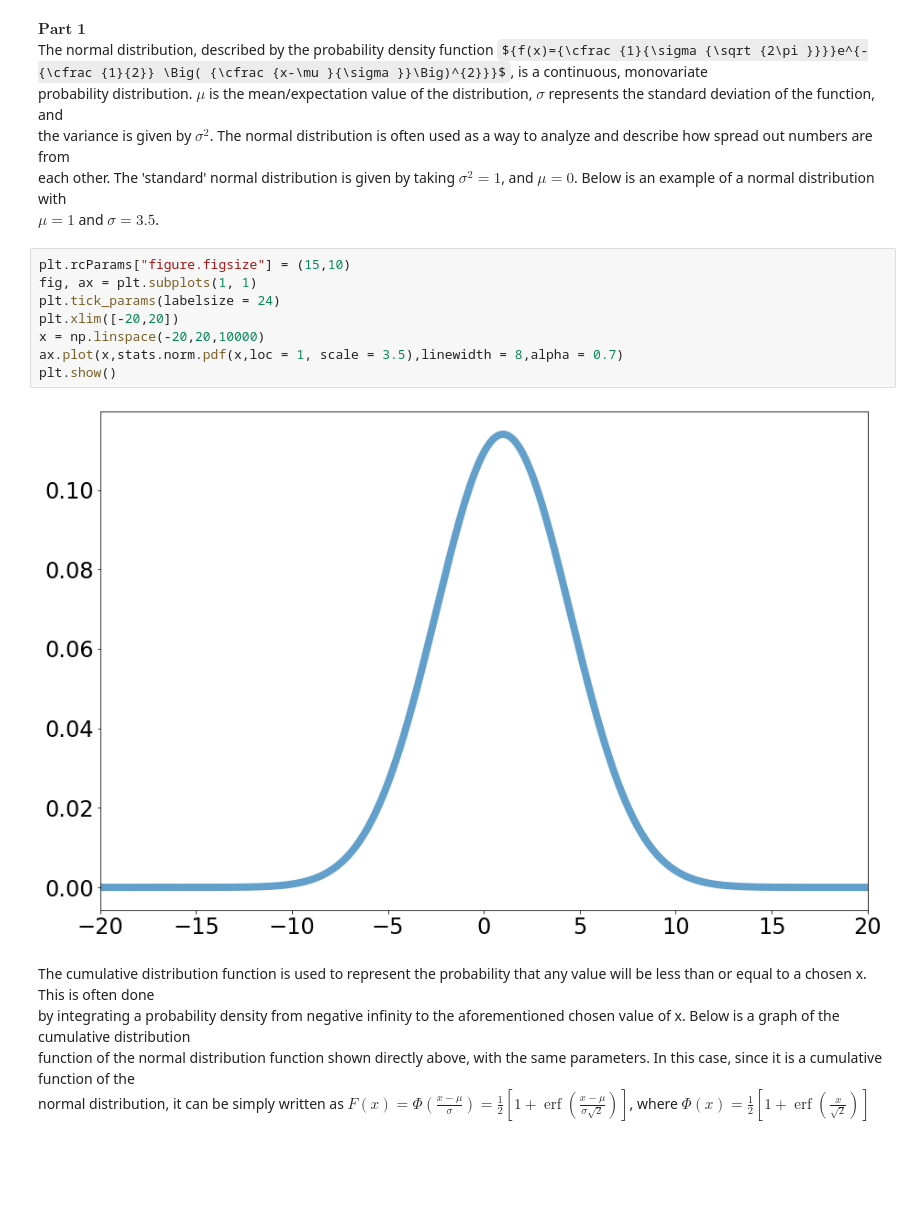
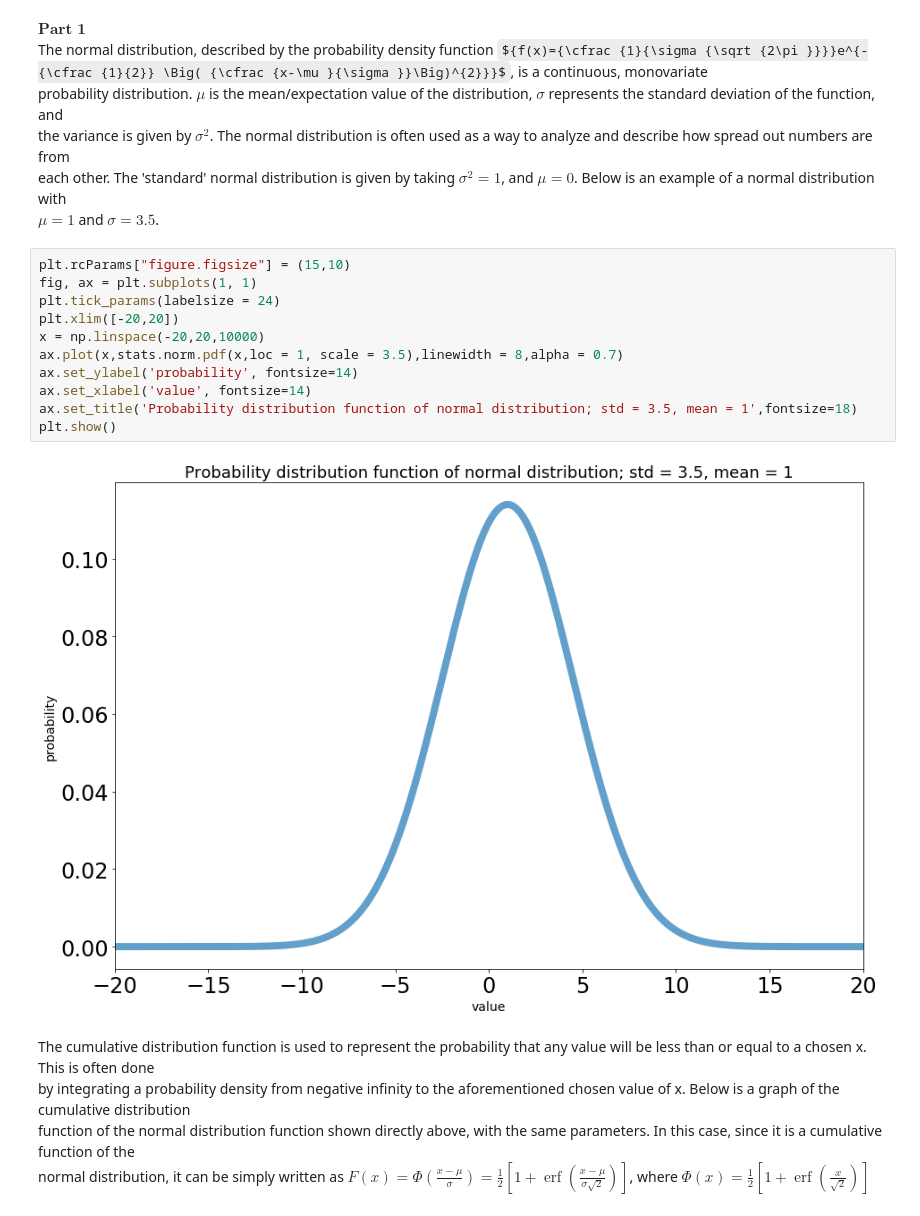
Before and after one commit to Cosack135/PHYS-434, a Jupyter notebook: Lab1.ipynb, the cells around one changed output. Saved outputs shown, nothing was run; the diff lists cells and outputs as text; some formulas as TeX source; blank space fills up the shorter version.

```diff
--- a/Lab1.ipynb
+++ b/Lab1.ipynb
@@ -16,13 +16,16 @@ $\mu = 1$ and $\sigma = 3.5$.
 # %%
 plt.rcParams["figure.figsize"] = (15,10)
 fig, ax = plt.subplots(1, 1)
 plt.tick_params(labelsize = 24)
 plt.xlim([-20,20])
 x = np.linspace(-20,20,10000)
 ax.plot(x,stats.norm.pdf(x,loc = 1, scale = 3.5),linewidth = 8,alpha = 0.7)
+ax.set_ylabel('probability', fontsize=14)
+ax.set_xlabel('value', fontsize=14)
+ax.set_title('Probability distribution function of normal distribution; std = 3.5, mean = 1',fontsize=18)
 plt.show()
 # %% [output]
-[figure, old version]
+[figure, new version]
 # %% [markdown]
 The cumulative distribution function is used to represent the probability that any value will be less than or equal to a chosen x. This is often done \
 by integrating a probability density from negative infinity to the aforementioned chosen value of x. Below is a graph of the cumulative distribution \
```
Also changed, not shown: parts of 19 cells of this notebook, 1 other file.
